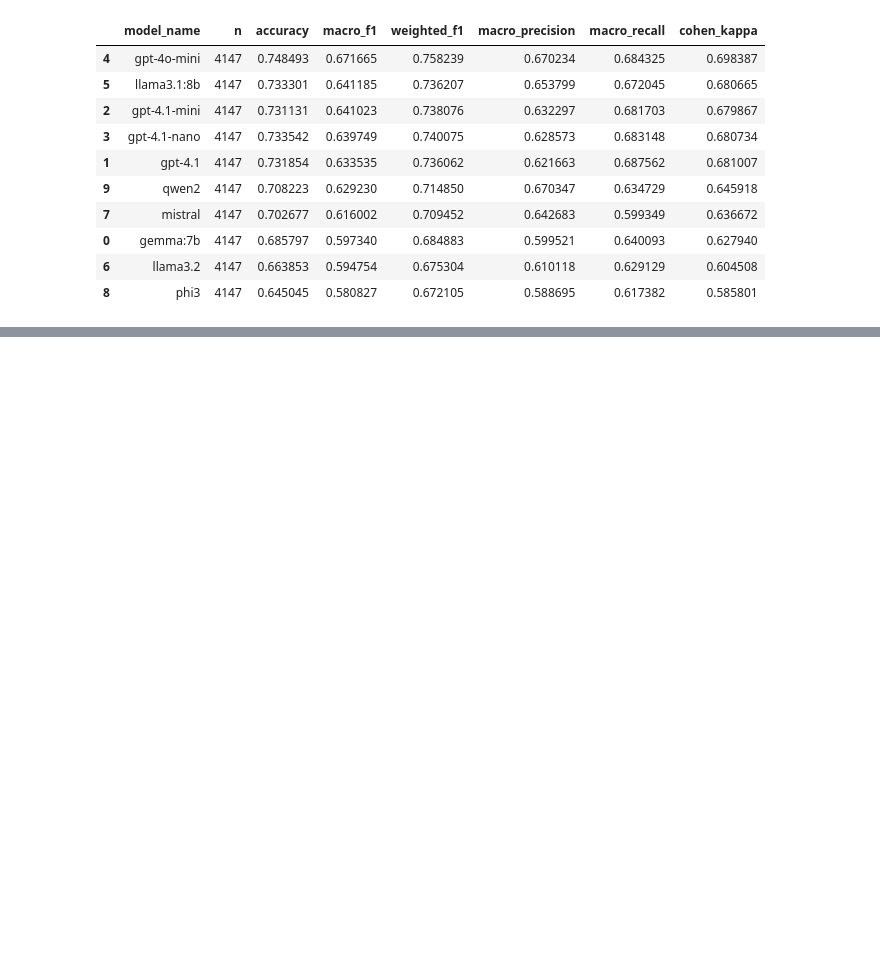
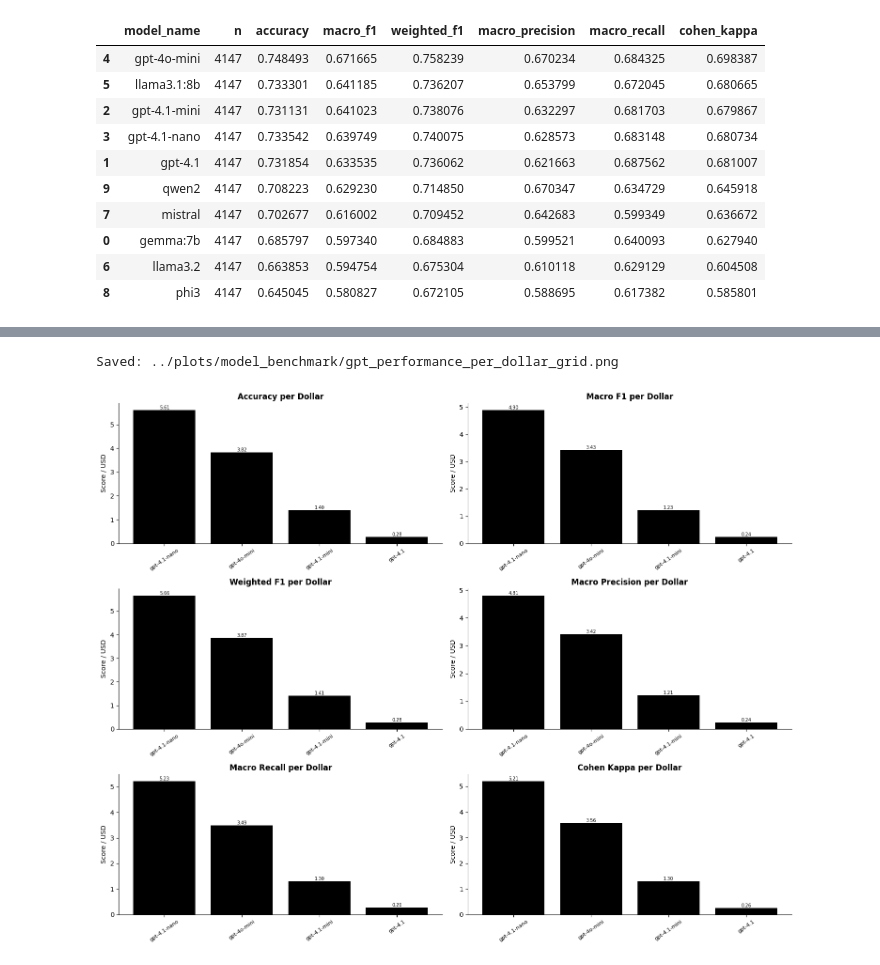
Before and after one commit to Sagnik-Chakravarty/FrameScope, a Jupyter notebook: Notebooks/01_LLM_comparison_metrics.ipynb, the cells around one changed output, grey strips where cells are left out. Saved outputs shown, nothing was run; the diff lists cells and outputs as text; code cells hidden in the pictures; blank space fills up the shorter version.

```diff
--- a/Notebooks/01_LLM_comparison_metrics.ipynb
+++ b/Notebooks/01_LLM_comparison_metrics.ipynb
@@ -981,0 +961,6 @@ Saved: ../plots/model_benchmark/all_model_metrics_bar_charts.png
+# %%
+import pandas as pd
+gpt_batch_results_df = pd.read_csv('../Data/model_eval/GPT_Batch_results_New_Prompt.csv')
+llama_results_df = pd.read_csv("../data/model_eval/llama_results.csv")
+ai_benchmark_df = pd.read_csv("../data/model_eval/ai_benchmark_results.csv")
+metrics_df = pd.read_csv("../data/model_eval/model_performance.csv")
@@ -981,0 +1055,55 @@ Saved: ../plots/model_benchmark/all_model_metrics_bar_charts.png
+# %%
+import matplotlib.pyplot as plt
+from pathlib import Path
+
+PLOT_DIR = Path("../plots/model_benchmark")
+PLOT_DIR.mkdir(parents=True, exist_ok=True)
+
+performance_metrics = [
+    "accuracy",
+    "macro_f1",
+    "weighted_f1",
+    "macro_precision",
+    "macro_recall",
+    "cohen_kappa",
+]
+
+# -------------------------
+# GPT: performance per dollar
+# -------------------------
+gpt_plot = final_df[final_df["model_type"] == "GPT"].copy()
+
+for metric in performance_metrics:
+    gpt_plot[f"{metric}_per_dollar"] = (
+        gpt_plot[metric] / gpt_plot["total_cost_usd"]
+    )
+
+fig, axes = plt.subplots(3, 2, figsize=(15, 12))
+axes = axes.flatten()
+
+for ax, metric in zip(axes, performance_metrics):
+    col = f"{metric}_per_dollar"
+    temp = gpt_plot.sort_values(col, ascending=False)
+
+    ax.bar(temp["model_name"], temp[col], color="black")
+
+    ax.set_title(f"{metric.replace('_', ' ').title()} per Dollar", fontweight="bold")
+    ax.set_ylabel("Score / USD")
+    ax.tick_params(axis="x", rotation=35, labelsize=8)
+
+    ax.spines["top"].set_visible(False)
+    ax.spines["right"].set_visible(False)
+
+    for i, v in enumerate(temp[col]):
+        ax.text(i, v, f"{v:.2f}", ha="center", va="bottom", fontsize=7)
+
+plt.tight_layout()
+
+out_path = PLOT_DIR / "gpt_performance_per_dollar_grid.png"
+plt.savefig(out_path, dpi=300, bbox_inches="tight")
+print("Saved:", out_path)
+
+plt.show()
+# %% [output]
+Saved: ../plots/model_benchmark/gpt_performance_per_dollar_grid.png
+[figure, added]
```
Also changed, not shown: parts of 11 cells of this notebook.
